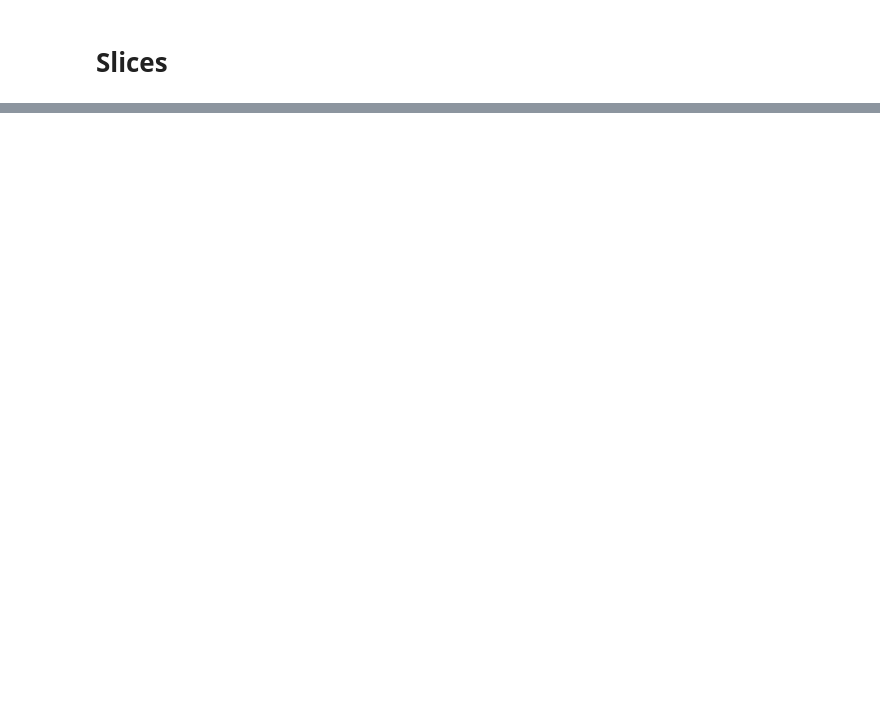
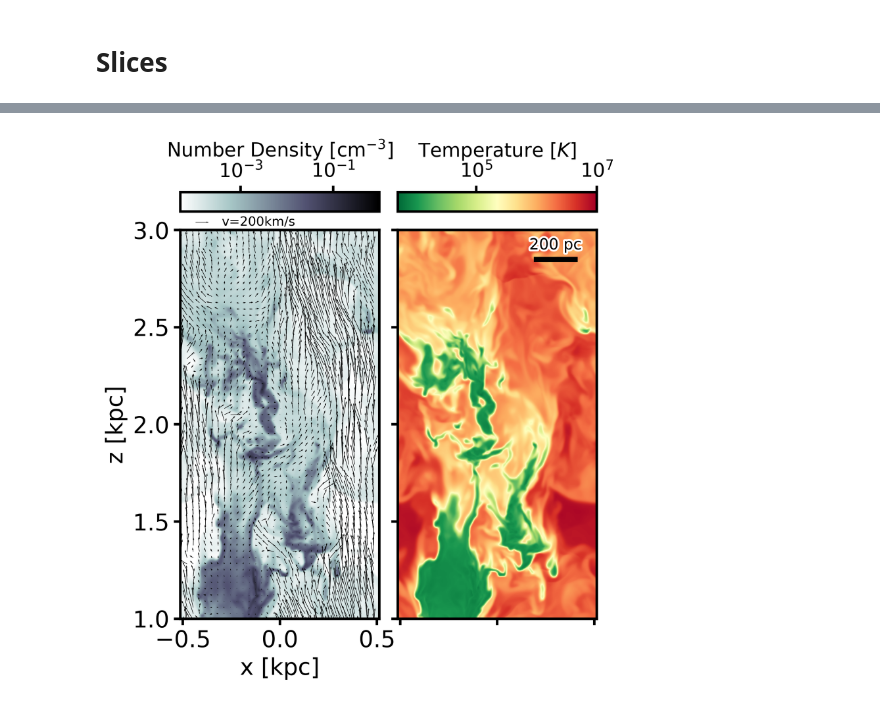
Before and after one commit to changgoo/TIGRESS_outflow, a Jupyter notebook: notebooks/PDF_slice.ipynb, the cells around one changed output, grey strips where cells are left out. Saved outputs shown, nothing was run; the diff lists cells and outputs as text; code cells hidden in the pictures; blank space fills up the shorter version.

```diff
--- a/notebooks/PDF_slice.ipynb
+++ b/notebooks/PDF_slice.ipynb
@@ -40,9 +0,0 @@ plt.rcParams['image.origin']='lower'
-# %%
-def texteffect(fontsize=12):
-    try:
-        from matplotlib.patheffects import withStroke
-        myeffect = withStroke(foreground="w", linewidth=3)
-        kwargs = dict(path_effects=[myeffect], fontsize=fontsize)
-    except ImportError:
-        kwargs = dict(fontsize=fontsize)
-    return kwargs
@@ -252,7 +207,6 @@ def plot_slices(fig,ds,x0):
     vy=slc[('athena','velocity_z')].reshape(Ny,Nz).v.T
     xextent=[ymin,ymax,zmin,zmax]
 
-    plt.rcParams['font.size']=16
     from mpl_toolkits.axes_grid1 import ImageGrid
     grid = ImageGrid(fig, 111,  # similar to subplot(111)
                      nrows_ncols=(1, 2),
@@ -300,0 +253,4 @@ fig.savefig('../figures/slices_nH_T.pdf',bbox_inches='tight',dpi=150)
+# %%
+fig
+# %% [output]
+[figure, added]
```
Also changed, not shown: parts of 9 cells of this notebook, 2 other files.
